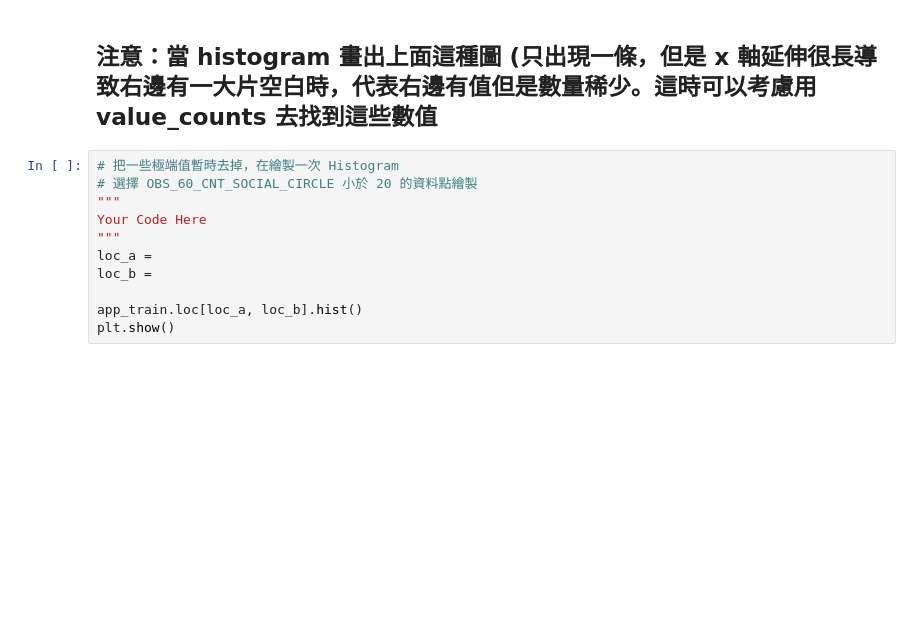
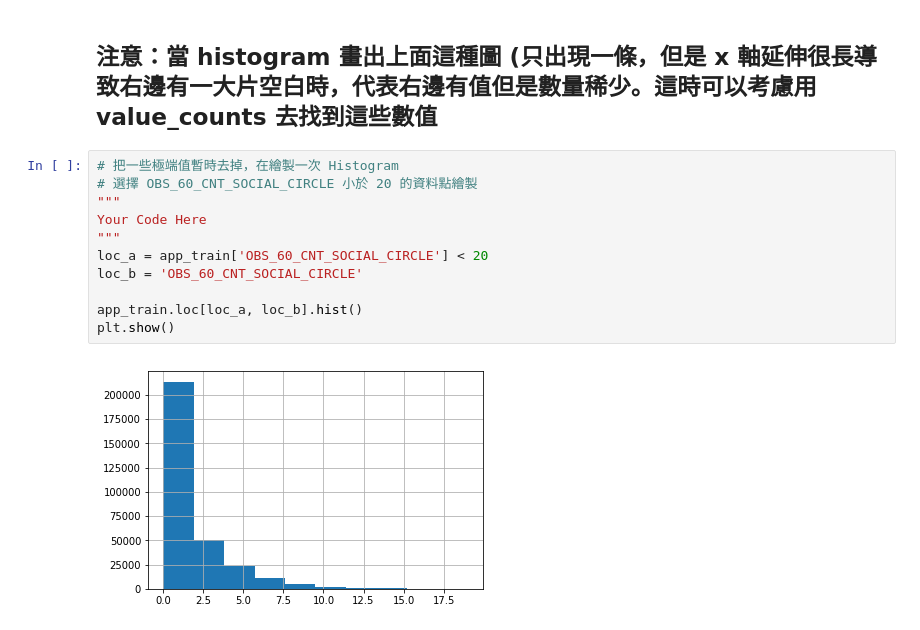
Before and after one commit to yfde11/100Day-ML-Marathon, a Jupyter notebook: Day_006_HW.ipynb, the cells around one changed output. Drawn from its saved outputs; the diff is of its cells as text; blank space fills up the shorter version.

```diff
--- a/Day_006_HW.ipynb
+++ b/Day_006_HW.ipynb
@@ -218,11 +218,13 @@ Name: OBS_60_CNT_SOCIAL_CIRCLE, dtype: int64
 # %%
 # 把一些極端值暫時去掉，在繪製一次 Histogram
 # 選擇 OBS_60_CNT_SOCIAL_CIRCLE 小於 20 的資料點繪製
 """
 Your Code Here
 """
-loc_a =
-loc_b =
+loc_a = app_train['OBS_60_CNT_SOCIAL_CIRCLE'] < 20
+loc_b = 'OBS_60_CNT_SOCIAL_CIRCLE'
 
 app_train.loc[loc_a, loc_b].hist()
 plt.show()
+# %% [output]
+[figure, added]
```
Also changed, not shown: 1 other file.
